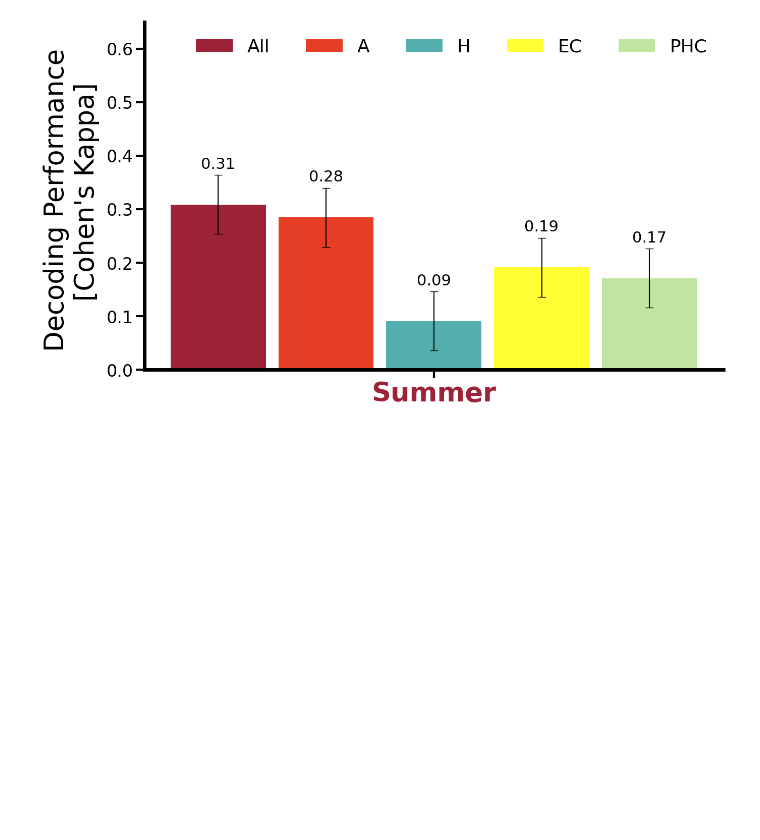
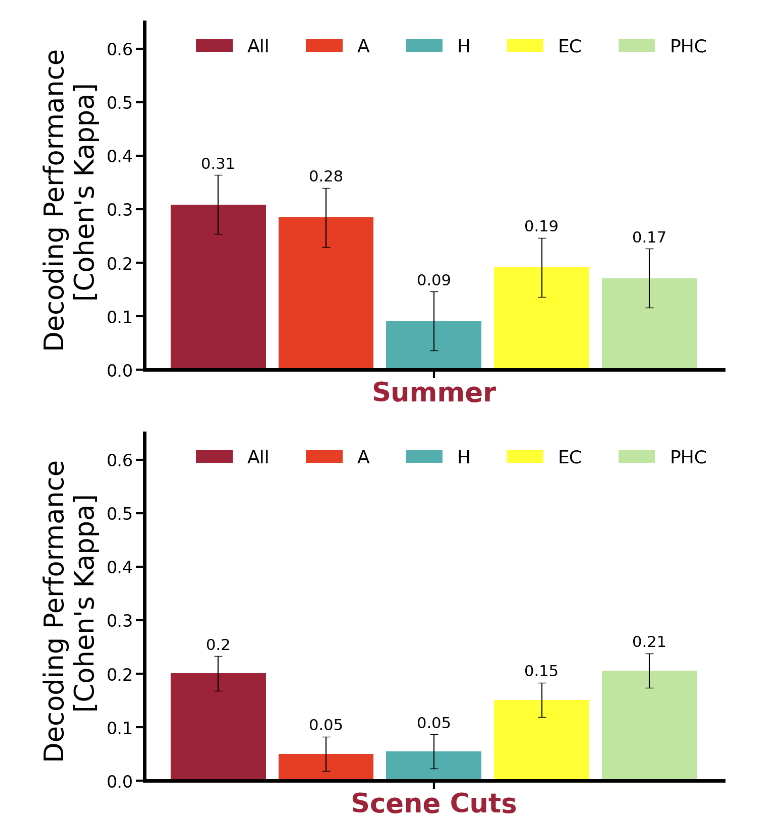
Before and after one commit to mormannlab/SUMMER, a Jupyter notebook: plot_code/decoding_results/subregions/notebooks/performance.ipynb, the cells around one changed output. Saved outputs shown, nothing was run; the diff lists cells and outputs as text; code cells hidden in the pictures; blank space fills up the shorter version.

Commit message:
updated decoding figure

```diff
--- a/plot_code/decoding_results/subregions/notebooks/performance.ipynb
+++ b/plot_code/decoding_results/subregions/notebooks/performance.ipynb
@@ -31,6 +31,13 @@ Save Path: /home/wiss/gerkenf/CODE/dhv_dataset/plot_code/decoding_results/subreg
 summer_kappa_40 =[0.3086222559, 0.2846257150, 0.0909670819, 0.1913059138, 0.1711961806]
 summer_kappa_40_std = [0.1101072593, 0.1066343397, 0.0789268242, 0.1111226014, 0.1036103140]
 summer_kappa_40_err = [0.05505363, 0.047688326 ,0.035297149 ,0.049695538 ,0.046335941]
+# %%
+# SCENES
+# Structure: [ALL, A, H, EC, PHC, PIC]
+
+scenes_kappa_40 = [0.2007058501, 0.0506172594, 0.0548188714, 0.1510919794, 0.2057357013]
+scenes_kappa_40_std = [0.0642927338, 0.0786652734, 0.0478455492, 0.0731808798, 0.0509007103]
+scenes_kappa_40_err = [0.032146367, 0.03518018, 0.02139718, 0.032727484, 0.02276349]
 # %% [markdown]
 ## Cohen's Kappa
 # %%
@@ -43,2 +50,11 @@ regional_differences(values=summer_kappa_40, values_err=summer_kappa_40_err, met
 # %% [output]
 [figure]
+# %%
+metric="Cohen's Kappa"
+buffer=40
+label_names=['Scene Cuts']
+ymax = 0.65
+title = 'Comparisons_Scenes_Performance'
+regional_differences(values=scenes_kappa_40, values_err=scenes_kappa_40_err, metric=metric, buffer=buffer, label_names=label_names, title=title, save_path=save_path, save_name="regional_differences_scenes", ymax=ymax)
+# %% [output]
+[figure, added]
```
Also changed, not shown: parts of 2 cells of this notebook, 11 other files.
